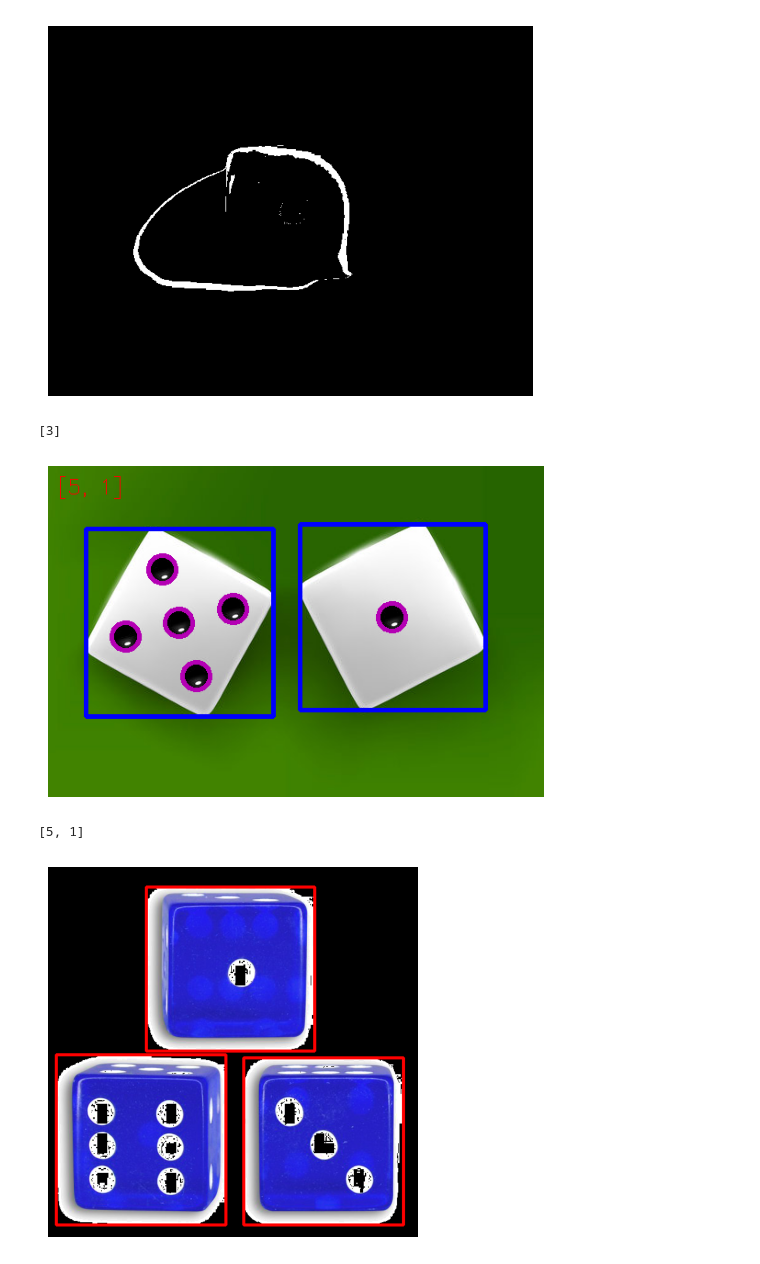
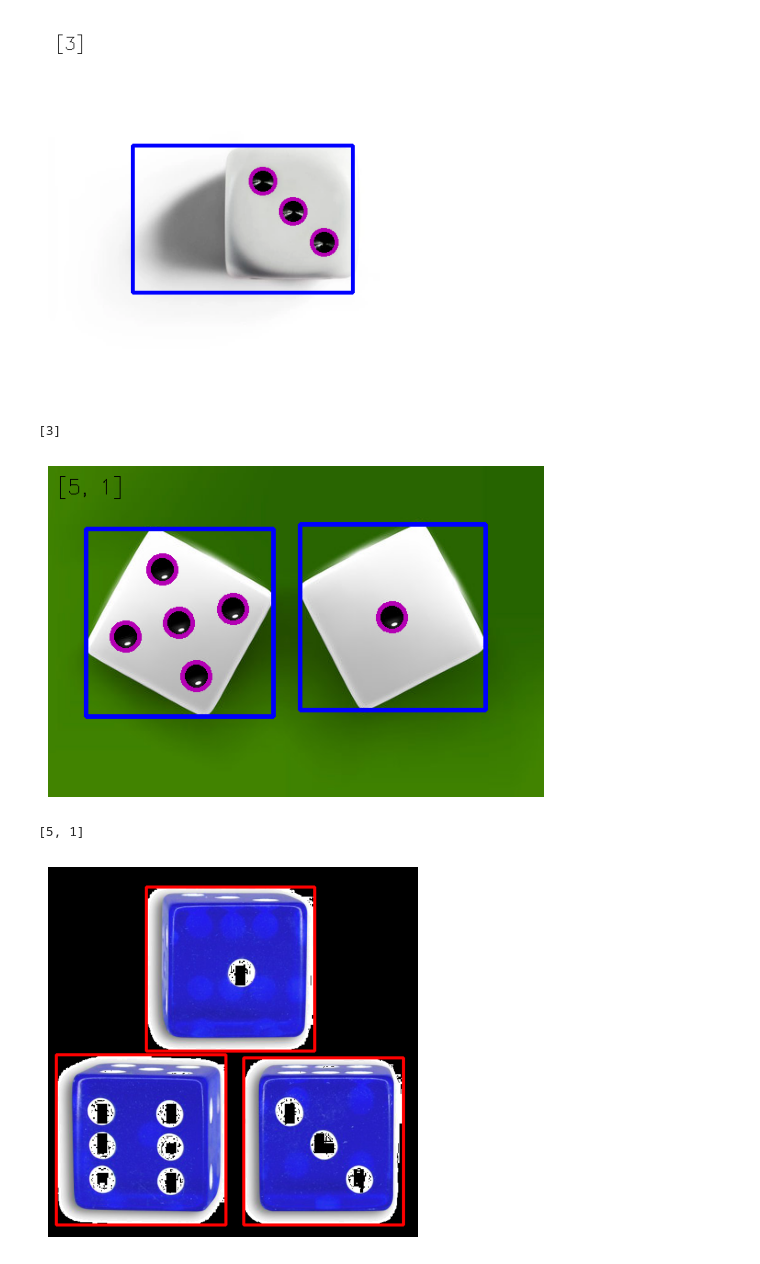
Before and after one commit to TaRa1999R/Image_Processing, a Jupyter notebook: assignment33/2.ipynb, the cells around one changed output. Cells and saved outputs as stored; diff of their text form; code cells hidden in the pictures.

Commit message:
Image _Processing

```diff
--- a/assignment33/2.ipynb
+++ b/assignment33/2.ipynb
@@ -5,34 +5,34 @@ import matplotlib.pyplot as plt
 # %%
 img_one = cv2.imread ("inputs\input_2_1D.png")
 one_gray = cv2.cvtColor (img_one , cv2.COLOR_BGR2GRAY)
-one_gray [one_gray > 230] = 0
 dices_number_1 = []
 
-_ , one_thresh = cv2.threshold (one_gray , 220 , 255 , cv2.THRESH_BINARY)
+_ , one_thresh = cv2.threshold (one_gray , 230 , 255 , cv2.THRESH_BINARY)
 contours_1 , hierarchy_1 = cv2.findContours (one_thresh , cv2.RETR_TREE , cv2.CHAIN_APPROX_SIMPLE)
 for i in range (len(hierarchy_1[0])) :
     if hierarchy_1[0][i][3] == 0 :
         if cv2.contourArea (contours_1[i]) > 1000 :
             x , y , w , h = cv2.boundingRect (contours_1[i])
             cv2.rectangle (img_one , (x , y) , (x + w , y + h) , (0 , 0 , 255) , 3)
 
 _ , one_thresh_2 = cv2.threshold (one_gray , 120 , 255 , cv2.THRESH_BINARY)
 contours_1_2 , hierarchy_1_2 = cv2.findContours (one_thresh_2 , cv2.RETR_TREE , cv2.CHAIN_APPROX_NONE)
 n = 0
 for j in range (len (hierarchy_1_2[0])) :
     if 750 < cv2.contourArea (contours_1_2[j]) < 1000 :
         x , y , w , h = cv2.boundingRect (contours_1_2[j])
         cv2.circle (img_one , (x + (w // 2) , y + (h // 2)) , w//2 , (180 , 0 , 180) , 3)
         n += 1
 dices_number_1.append (n)
 
+cv2.putText (img_one , f'{dices_number_1}' , (10 , 30) , cv2.FONT_HERSHEY_SIMPLEX , 0.75 , (0 , 0 , 0))
 plt.axis ("off")
-plt.imshow (one_thresh , cmap = "gray")
+plt.imshow (img_one , cmap = "gray")
 plt.show ()
-# plt.imsave ("outputs\output_2_1D.jpg" , img_one)
+plt.imsave ("outputs\output_2_1D.jpg" , img_one)
 print (dices_number_1)
 # %% [output]
-[figure, old version]
+[figure, new version]
 [3]
 # %%
 img_two = cv2.imread ("inputs\input_2_2D.png")
@@ -54,14 +54,14 @@ for i in range (len(hierarchy_2[0])) :
                     n += 1
         dices_number_2.append (n)
 
-cv2.putText (img_two , f'{dices_number_2}' , (10 , 30) , cv2.FONT_HERSHEY_SIMPLEX , 0.75 , (255 , 0 , 0))
+cv2.putText (img_two , f'{dices_number_2}' , (10 , 30) , cv2.FONT_HERSHEY_SIMPLEX , 0.75 , (0 , 0 , 0))
 plt.axis ("off")
 plt.imshow (img_two , cmap = "gray")
 plt.show ()
 plt.imsave ("outputs\output_2_2D.jpg" , img_two)
 print (dices_number_2)
 # %% [output]
-[figure, old version]
+[figure, new version]
 [5, 1]
 # %%
 img_three = cv2.imread ("inputs\input_2_3D.png")
```
Also changed, not shown: 2 other files.
